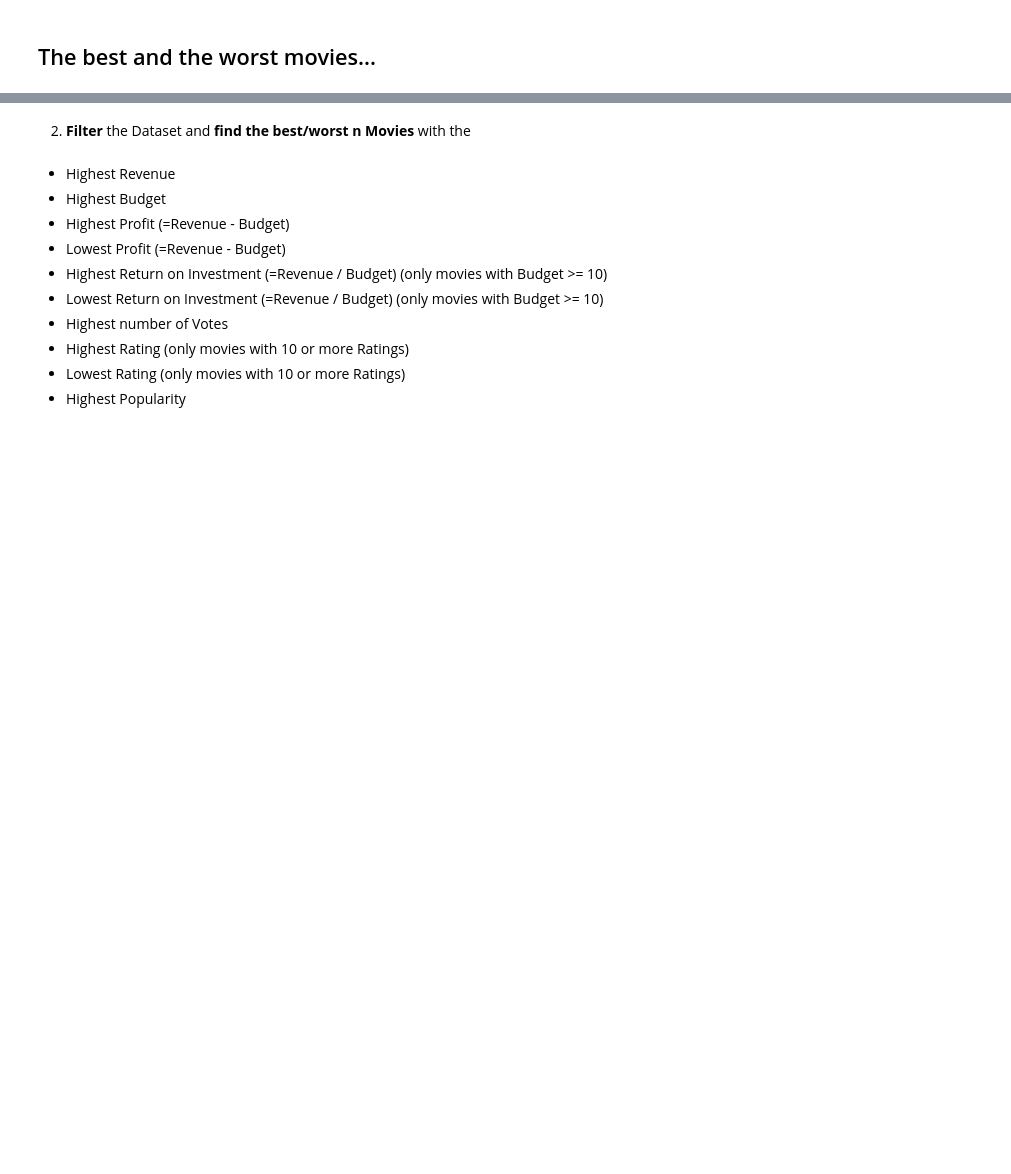
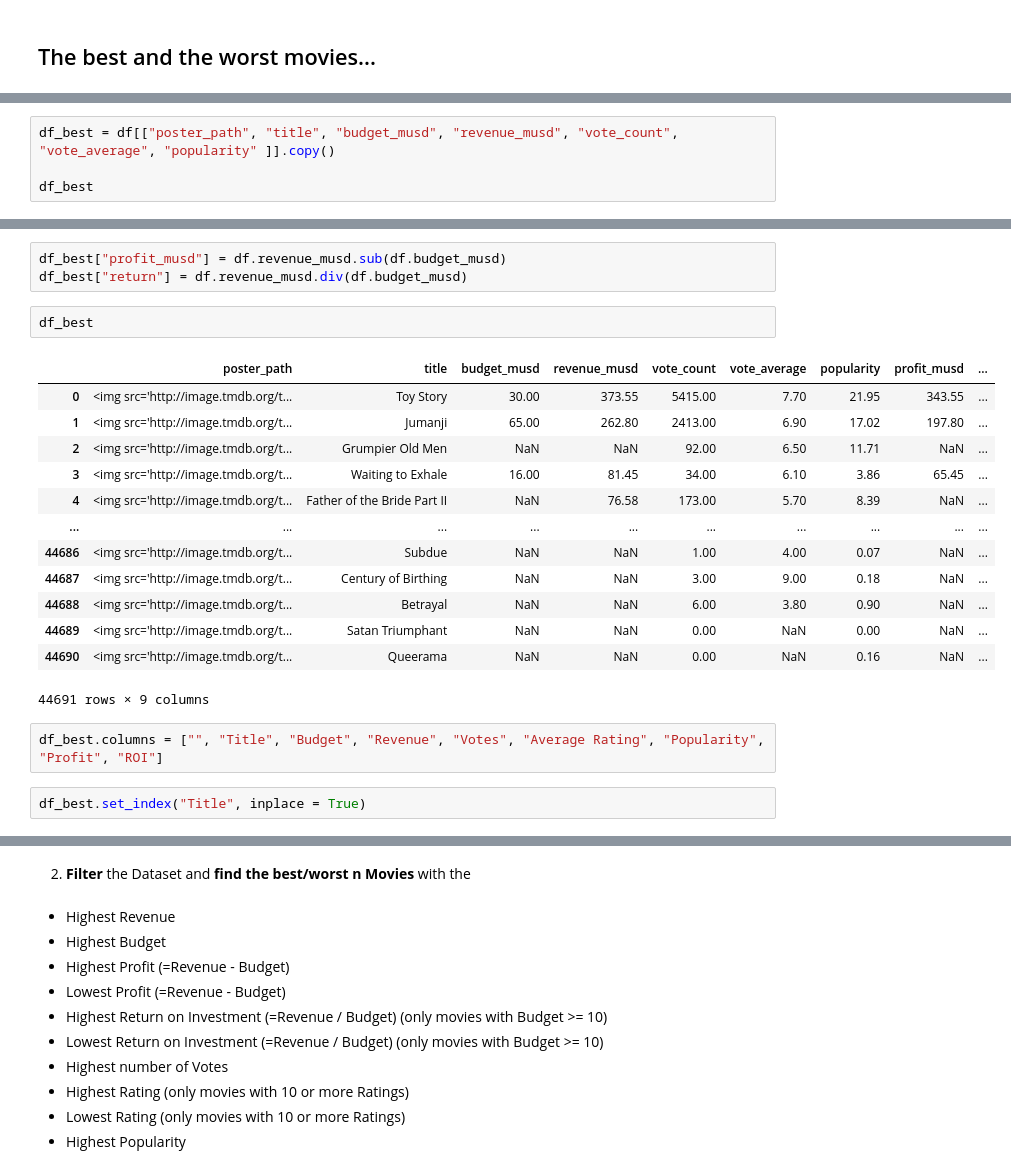
Before and after one commit to Jamal811/Data-Science, a Jupyter notebook: Data-Scince-Projectbase/1-Project 1 Explanatory Data Analysis & Data Presentation Movies Dataset/Project_01_Materials/Project_01_ProjectBrief_blank.ipynb, the cells around one changed output, grey strips where cells are left out. Drawn from its saved outputs; the diff is of its cells as text; blank space fills up the shorter version.

Commit message:
best and worse movie

```diff
--- a/Data-Scince-Projectbase/1-Project 1 Explanatory Data Analysis & Data Presentation Movies Dataset/Project_01_Materials/Project_01_ProjectBrief_blank.ipynb
+++ b/Data-Scince-Projectbase/1-Project 1 Explanatory Data Analysis & Data Presentation Movies Dataset/Project_01_Materials/Project_01_ProjectBrief_blank.ipynb
@@ -193,0 +196,4 @@ df[df.title == 'Cinderella']
+# %%
+df_best = df[["poster_path", "title", "budget_musd", "revenue_musd", "vote_count", "vote_average", "popularity" ]].copy()
+
+df_best
@@ -193,0 +214,23 @@ df[df.title == 'Cinderella']
+# %%
+df_best["profit_musd"] = df.revenue_musd.sub(df.budget_musd)
+df_best["return"] = df.revenue_musd.div(df.budget_musd)
+# %%
+df_best
+# %% [output]
+|  | poster_path | title | budget_musd | revenue_musd | vote_count | vote_average | popularity | profit_musd | ... |
+| 0 | <img src='http://image.tmdb.org/t... | Toy Story | 30.00 | 373.55 | 5415.00 | 7.70 | 21.95 | 343.55 | ... |
+| 1 | <img src='http://image.tmdb.org/t... | Jumanji | 65.00 | 262.80 | 2413.00 | 6.90 | 17.02 | 197.80 | ... |
+| 2 | <img src='http://image.tmdb.org/t... | Grumpier Old Men | NaN | NaN | 92.00 | 6.50 | 11.71 | NaN | ... |
+| 3 | <img src='http://image.tmdb.org/t... | Waiting to Exhale | 16.00 | 81.45 | 34.00 | 6.10 | 3.86 | 65.45 | ... |
+| 4 | <img src='http://image.tmdb.org/t... | Father of the Bride Part II | NaN | 76.58 | 173.00 | 5.70 | 8.39 | NaN | ... |
+| ... | ... | ... | ... | ... | ... | ... | ... | ... | ... |
+| 44686 | <img src='http://image.tmdb.org/t... | Subdue | NaN | NaN | 1.00 | 4.00 | 0.07 | NaN | ... |
+| 44687 | <img src='http://image.tmdb.org/t... | Century of Birthing | NaN | NaN | 3.00 | 9.00 | 0.18 | NaN | ... |
+| 44688 | <img src='http://image.tmdb.org/t... | Betrayal | NaN | NaN | 6.00 | 3.80 | 0.90 | NaN | ... |
+| 44689 | <img src='http://image.tmdb.org/t... | Satan Triumphant | NaN | NaN | 0.00 | NaN | 0.00 | NaN | ... |
+| 44690 | <img src='http://image.tmdb.org/t... | Queerama | NaN | NaN | 0.00 | NaN | 0.16 | NaN | ... |
+44691 rows × 9 columns
+# %%
+df_best.columns = ["", "Title", "Budget", "Revenue", "Votes", "Average Rating", "Popularity", "Profit", "ROI"]
+# %%
+df_best.set_index("Title", inplace = True)
```
Also changed, not shown: parts of 25 cells of this notebook.
